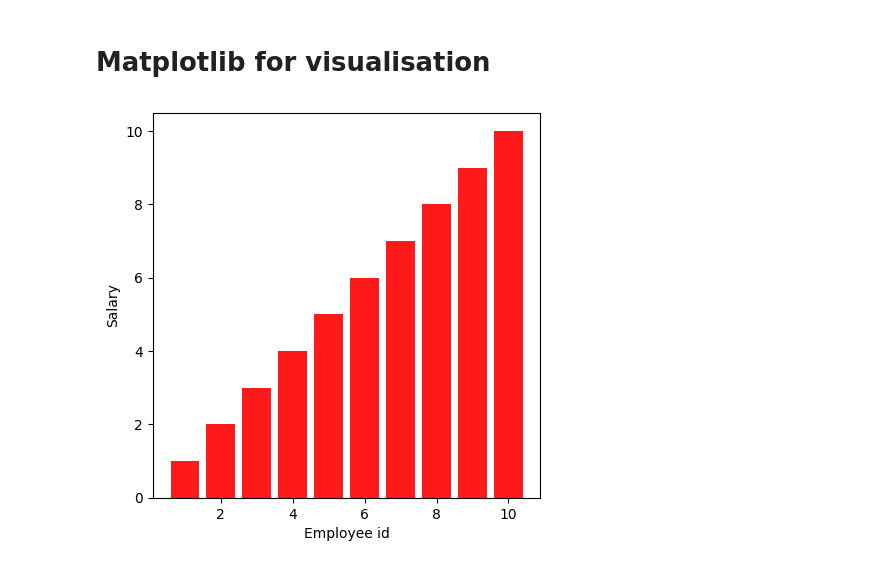
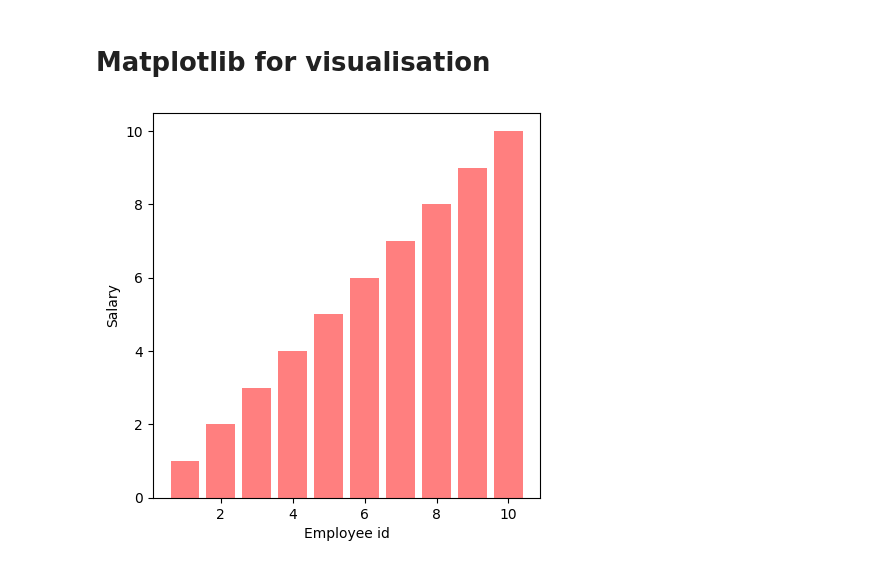
Before and after one commit to Aditya44234/AIwithPy, a Jupyter notebook: matplotlib.ipynb, the cells around one changed output. Cells and saved outputs as stored; diff of their text form; code cells hidden in the pictures.

```diff
--- a/matplotlib.ipynb
+++ b/matplotlib.ipynb
@@ -3,15 +3,15 @@
 # %%
 import matplotlib.pyplot as plt
 import matplotlib as mpl
 import numpy as np
 import pandas as pd
 
 plt.figure(figsize=(5,5))
 empid=np.arange(1, 11)
 salary=np.arange(1, 11)
-plt.bar(empid, salary, color='red', alpha=0.9)
+plt.bar(empid, salary, color='red', alpha=0.5)
 plt.xlabel("Employee id")
 plt.ylabel("Salary")
 plt.show()
 # %% [output]
-[figure, old version]
+[figure, new version]
```
Also changed, not shown: parts of 2 cells of this notebook.
